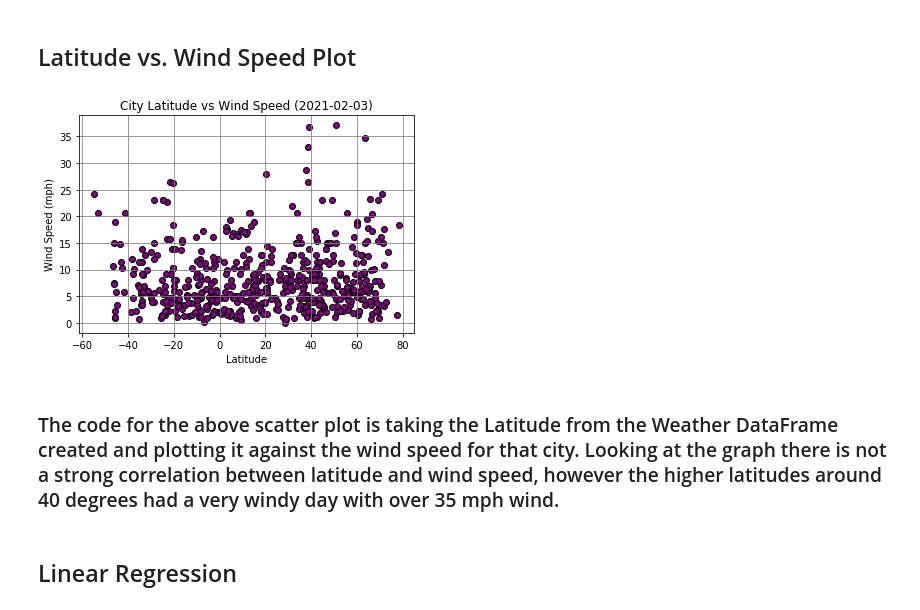
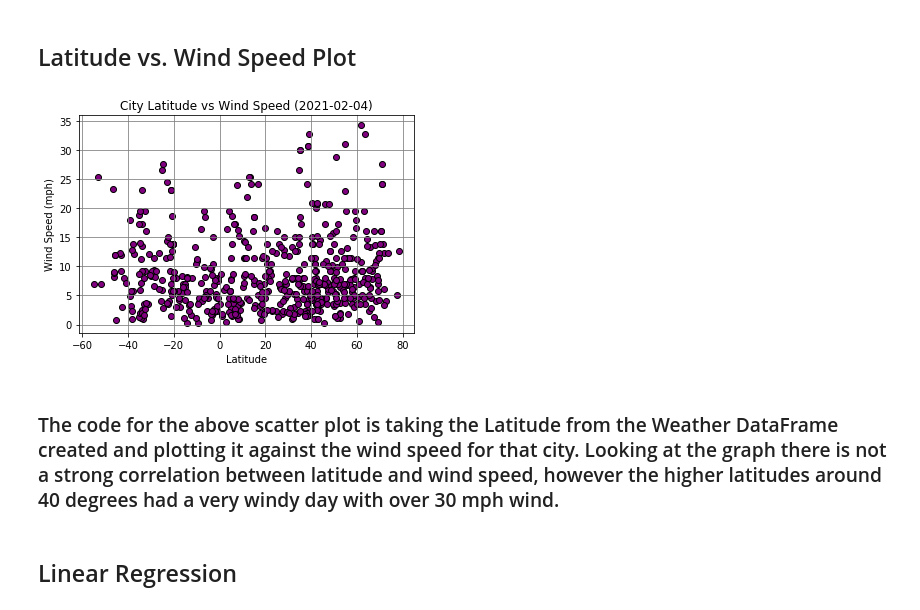
Before and after one commit to khartmann5/python-api-challenge, a Jupyter notebook: WeatherPy/WeatherPy.ipynb, the cells around one changed output. Drawn from its saved outputs; the diff is of its cells as text; code cells hidden in the pictures.

```diff
--- a/WeatherPy/WeatherPy.ipynb
+++ b/WeatherPy/WeatherPy.ipynb
@@ -238,17 +236,17 @@ plt.show()
 # %%
 x = weather_df["Lat"]
 y = weather_df["Wind Speed"]
 plt.scatter(x,y,edgecolors="black",facecolors="purple")
-plt.title("City Latitude vs Wind Speed (2021-02-03)")
+plt.title("City Latitude vs Wind Speed (2021-02-04)")
 plt.xlabel("Latitude")
 plt.ylabel("Wind Speed (mph)")
 plt.grid(b=True,which="major",axis="both",linestyle="-",color="grey")
-plt.savefig("output_data/City_vs_WindSpeed_20210203")
+plt.savefig("output_data/City_vs_WindSpeed_20210204")
 plt.show()
 # %% [output]
-[figure, old version]
+[figure, new version]
 # %% [markdown]
-### The code for the above scatter plot is taking the Latitude from the Weather DataFrame created and plotting it against the wind speed for that city. Looking at the graph there is not a strong correlation between latitude and wind speed, however the higher latitudes around 40 degrees had a very windy day with over 35 mph wind.
+### The code for the above scatter plot is taking the Latitude from the Weather DataFrame created and plotting it against the wind speed for that city. Looking at the graph there is not a strong correlation between latitude and wind speed, however the higher latitudes around 40 degrees had a very windy day with over 30 mph wind.
 # %% [markdown]
 ## Linear Regression
 # %% [markdown]
```
Also changed, not shown: parts of 18 cells of this notebook, 22 other files.
